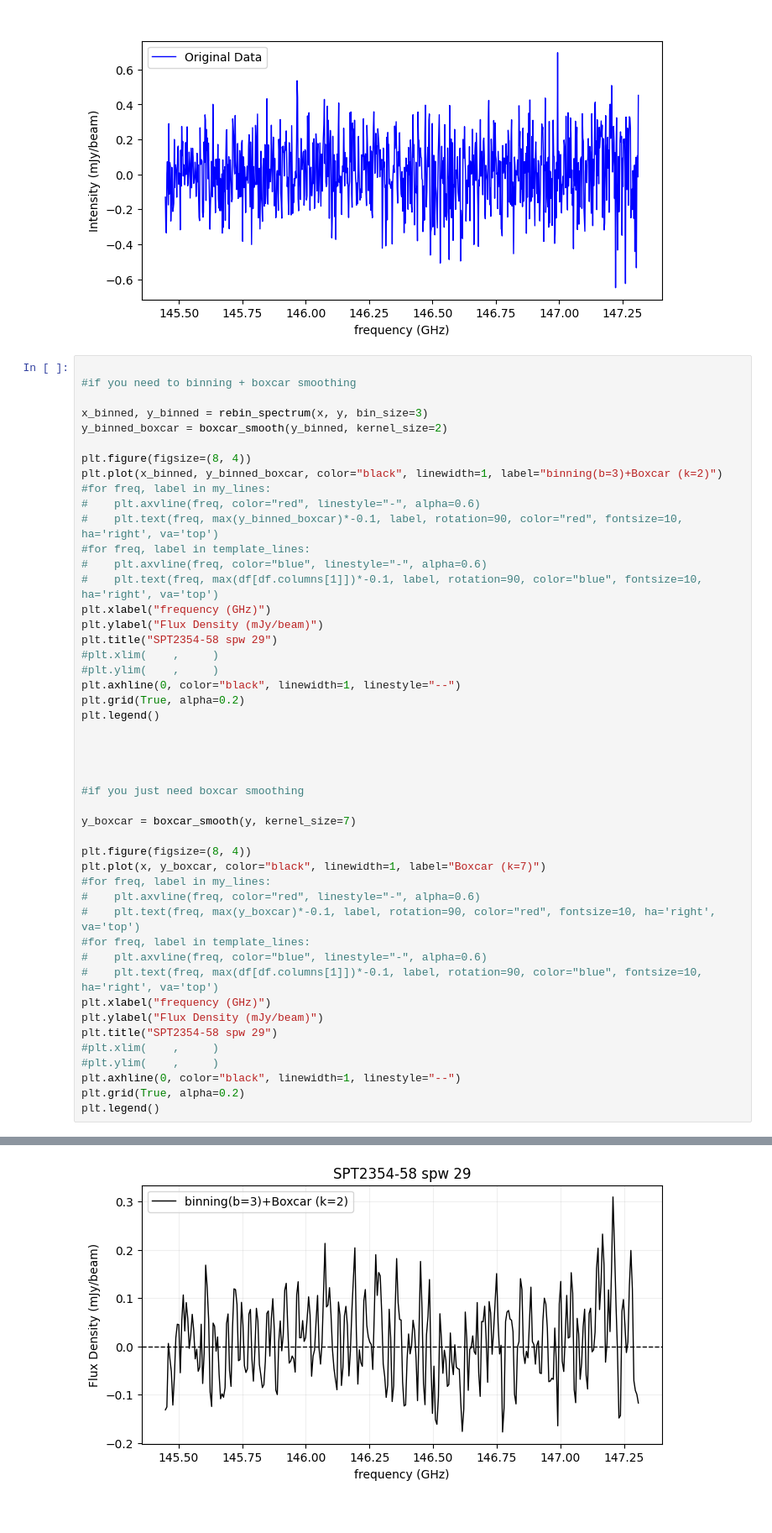
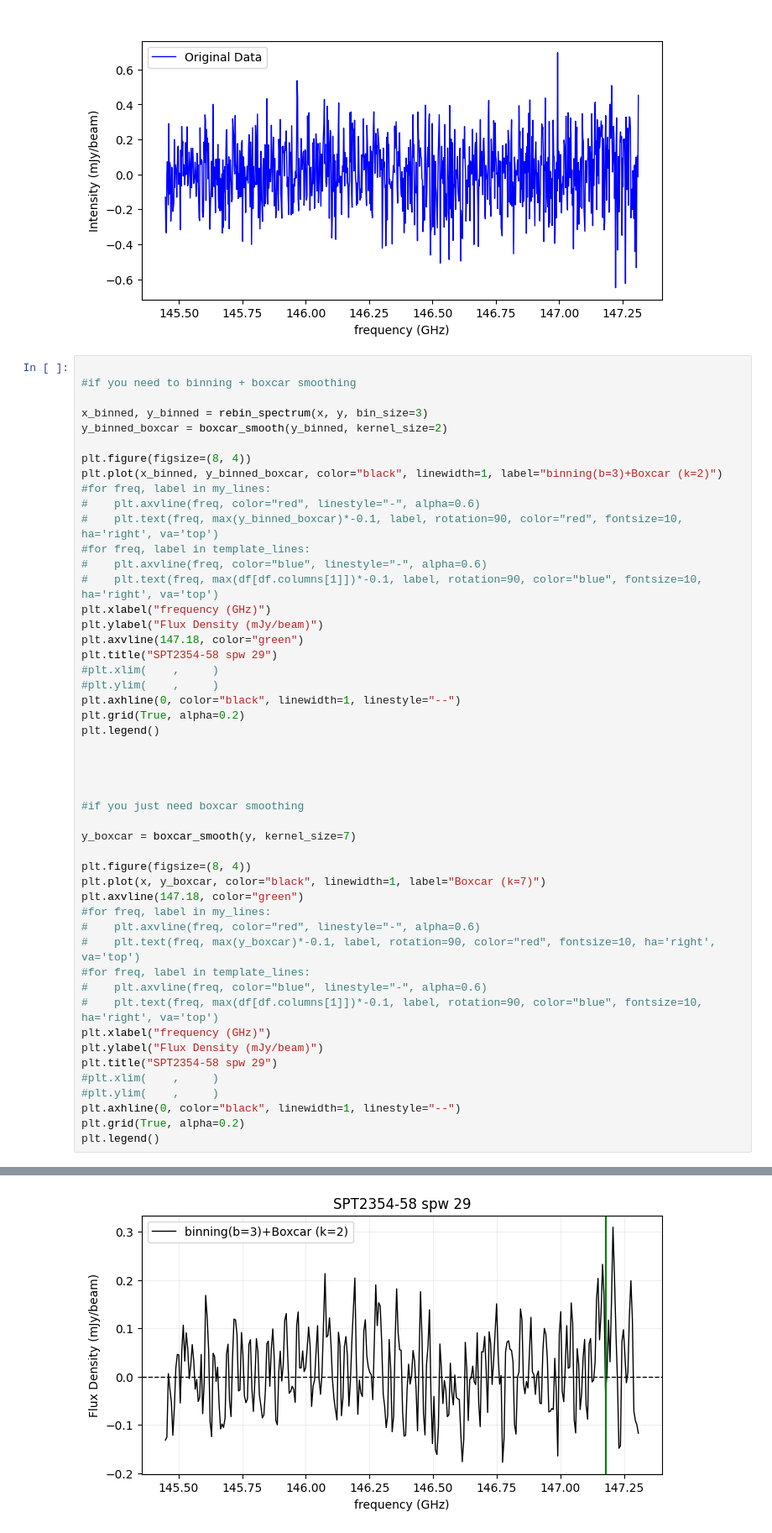
Before and after one commit to 000RF/2025-summer, a Jupyter notebook: SPT2354-58/spw 29/spw29.ipynb, the cells around one changed output, grey strips where cells are left out. Shown at 84% size. Cells and saved outputs as stored; diff of their text form.

```diff
--- a/SPT2354-58/spw 29/spw29.ipynb
+++ b/SPT2354-58/spw 29/spw29.ipynb
@@ -68,36 +68,38 @@ plt.plot(x_binned, y_binned_boxcar, color="black", linewidth=1, label="binning(b
 #    plt.text(freq, max(df[df.columns[1]])*-0.1, label, rotation=90, color="blue", fontsize=10, ha='right', va='top')
 plt.xlabel("frequency (GHz)")
 plt.ylabel("Flux Density (mJy/beam)")
+plt.axvline(147.18, color="green")
 plt.title("SPT2354-58 spw 29")
 #plt.xlim(    ,     )
 #plt.ylim(    ,     )
 plt.axhline(0, color="black", linewidth=1, linestyle="--")
 plt.grid(True, alpha=0.2)
 plt.legend()
 
 
 
 
 #if you just need boxcar smoothing
 
 y_boxcar = boxcar_smooth(y, kernel_size=7)
 
 plt.figure(figsize=(8, 4))
 plt.plot(x, y_boxcar, color="black", linewidth=1, label="Boxcar (k=7)")
+plt.axvline(147.18, color="green")
 #for freq, label in my_lines:
 #    plt.axvline(freq, color="red", linestyle="-", alpha=0.6)
 #    plt.text(freq, max(y_boxcar)*-0.1, label, rotation=90, color="red", fontsize=10, ha='right', va='top')
 #for freq, label in template_lines:
 #    plt.axvline(freq, color="blue", linestyle="-", alpha=0.6)
 #    plt.text(freq, max(df[df.columns[1]])*-0.1, label, rotation=90, color="blue", fontsize=10, ha='right', va='top')
 plt.xlabel("frequency (GHz)")
 plt.ylabel("Flux Density (mJy/beam)")
 plt.title("SPT2354-58 spw 29")
 #plt.xlim(    ,     )
 #plt.ylim(    ,     )
 plt.axhline(0, color="black", linewidth=1, linestyle="--")
 plt.grid(True, alpha=0.2)
 plt.legend()
 # %% [output]
 <matplotlib.legend.Legend at 0x...>
-[figure, old version]
+[figure, new version]
```
Also changed, not shown: parts of 1 cell of this notebook, 1 other file.
